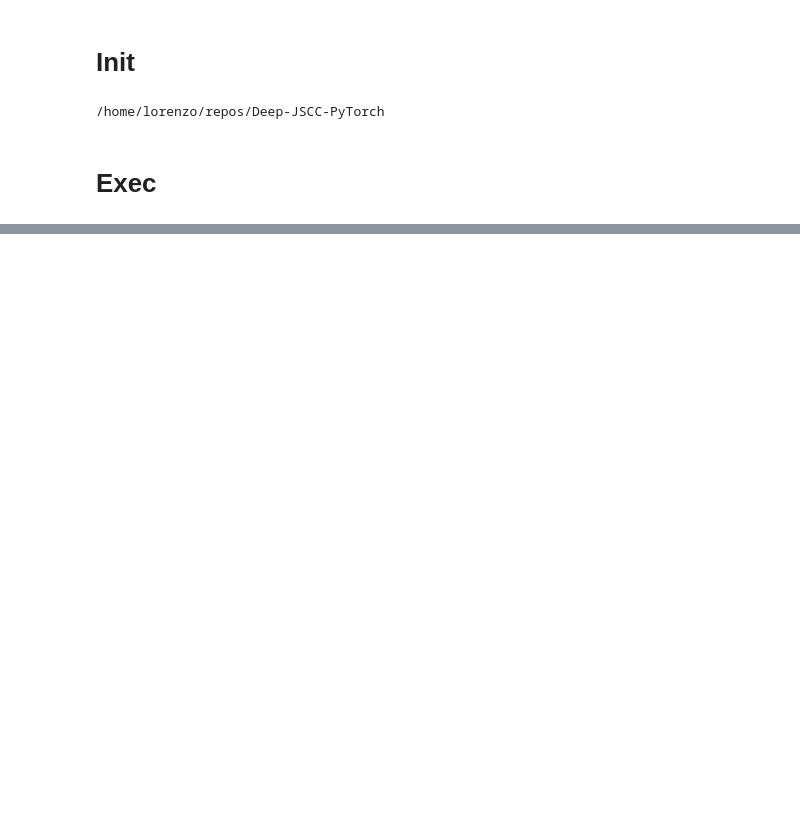
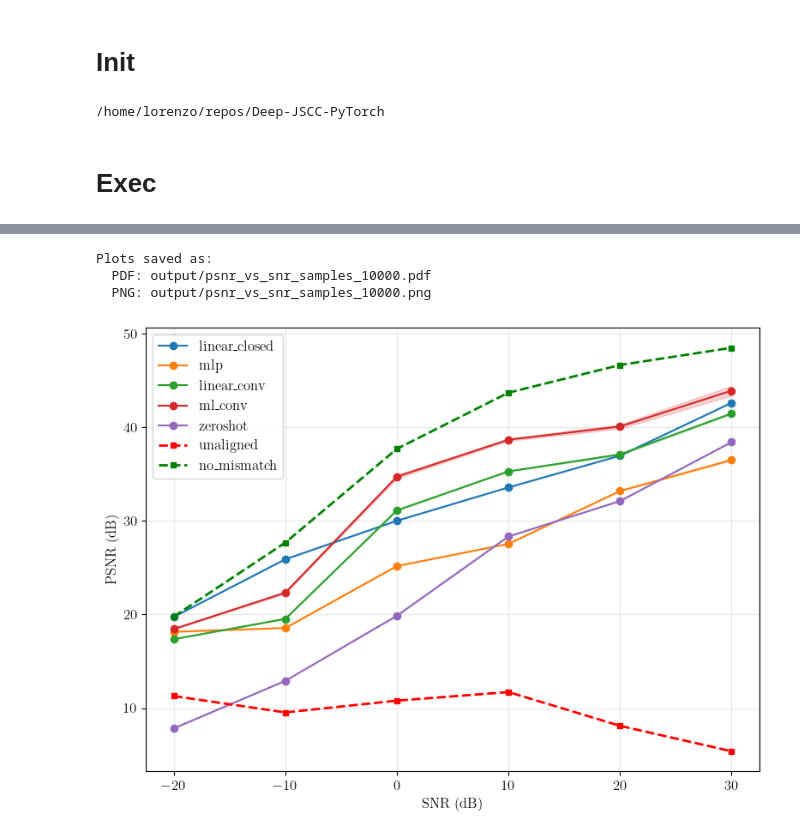
Before and after one commit to LorenzoPannacci/DJSCC-Semantic-Equalization, a Jupyter notebook: alignment/curves.ipynb, the cells around one changed output, grey strips where cells are left out. Saved outputs shown, nothing was run; the diff lists cells and outputs as text; code cells hidden in the pictures; blank space fills up the shorter version.

```diff
--- a/alignment/curves.ipynb
+++ b/alignment/curves.ipynb
@@ -188,0 +358,7 @@ Plots saved as:
+# %%
+plot_psnr_vs_snr_analysis(resolution=96)
+# %% [output]
+Plots saved as:
+  PDF: output/psnr_vs_snr_samples_10000.pdf
+  PNG: output/psnr_vs_snr_samples_10000.png
+[figure, added]
```
Also changed, not shown: parts of 7 cells of this notebook, 3 other files.
